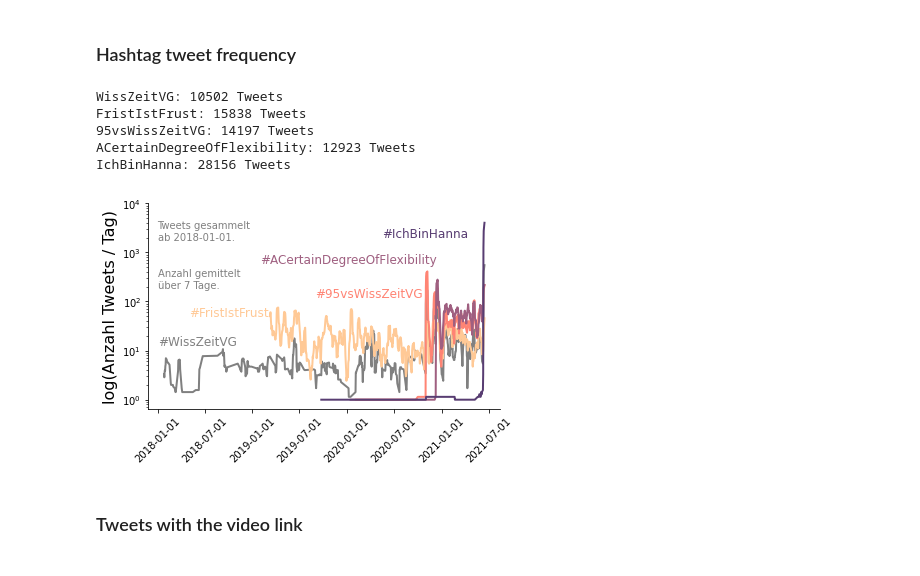
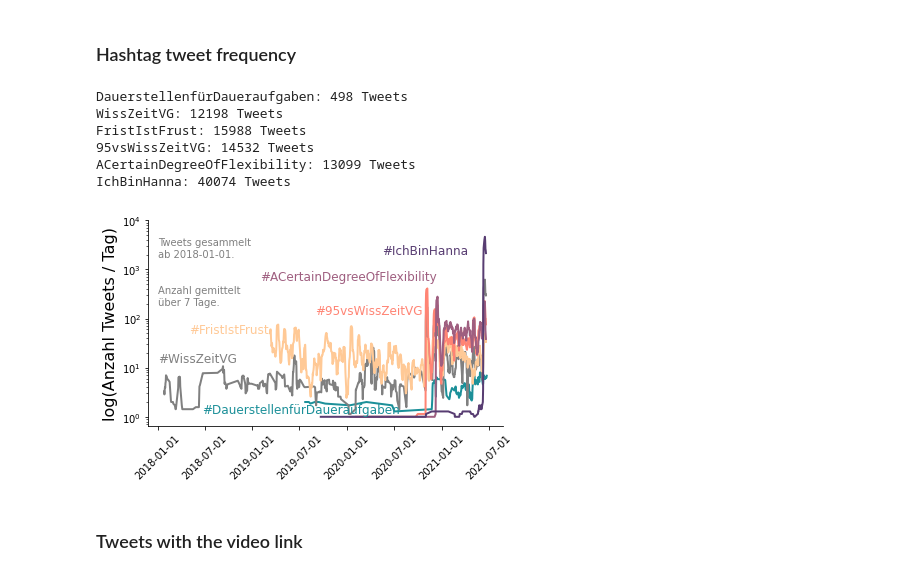
Before and after one commit to LaserStefan/IchbinHanna, a Jupyter notebook: code/analyze_tweets.ipynb, the cells around one changed output. Saved outputs shown, nothing was run; the diff lists cells and outputs as text; code cells hidden in the pictures.

```diff
--- a/code/analyze_tweets.ipynb
+++ b/code/analyze_tweets.ipynb
@@ -5,11 +5,11 @@ import pandas as pd
 from os.path import join
 import matplotlib.pyplot as plt
 # %%
-src = '../data/tweets'
-hashtags = ['WissZeitVG', 'FristIstFrust', '95vsWissZeitVG',
+src = '/media/s/Linux_storage/Analyse_Verkehrswende_Transformation/Data/Updates'
+hashtags = ['DauerstellenfürDaueraufgaben', 'WissZeitVG', 'FristIstFrust', '95vsWissZeitVG',
             'ACertainDegreeOfFlexibility', 'IchBinHanna']
 # %%
-def get_tweet_frequency(src, filename, date_cutoff=pd.to_datetime('2018-01-01')):
+def get_tweet_frequency(src, filename, date_cutoff=pd.to_datetime('2017-07-01')):
     data = pd.read_csv(join(src, '{}.csv'.format(filename)), low_memory=False)
     print('{}: {} Tweets'.format(filename, len(data)))
     data['created_at'] = pd.to_datetime(data['created_at'])
@@ -48,47 +48,49 @@ Name: 2020-12-10, dtype: int64
 # %% [markdown]
 ### Hashtag tweet frequency
 # %%
-colors = ['grey', '#ffc996', '#ff8474', '#9f5f80', '#583d72' ]
+colors = ['#1c9099', 'grey', '#ffc996', '#ff8474', '#9f5f80', '#583d72' ]
 
 fig, ax = plt.subplots()
 for ht, color in zip(hashtags, colors):
     frequency = get_tweet_frequency(src, ht)
     frequency_avg = frequency['tweet_count'].rolling(7).mean().dropna()
     ax.plot(frequency_avg.index, frequency_avg.values, color=color,
             label='#{}'.format(ht), linewidth=2)
 
 ax.set_yscale('log')
 #ax.set_xlim(pd.to_datetime('2017-01-01'), pd.to_datetime('2021-07-01'))
 ax.set_ylim(ymax=1e4)
 ax.set_xticks([pd.to_datetime(t) for t in ['2018-01-01', '2018-07-01',
             '2019-01-01', '2019-07-01','2020-01-01', '2020-07-01',
             '2021-01-01', '2021-07-01',]])
 ax.tick_params(axis='x', rotation=45)
 ax.set_ylabel('log(Anzahl Tweets / Tag)', fontsize=16)
 ax.spines['right'].set_visible(False)
 ax.spines['top'].set_visible(False)
 
-ax.text(pd.to_datetime('2018-01-01'), 13, '#WissZeitVG', fontsize=12, color=colors[0])
-ax.text(pd.to_datetime('2018-05-01'), 50, '#FristIstFrust', fontsize=12, color=colors[1])
-ax.text(pd.to_datetime('2019-09-01'), 120, '#95vsWissZeitVG', fontsize=12, color=colors[2])
-ax.text(pd.to_datetime('2019-02-01'), 600, '#ACertainDegreeOfFlexibility', fontsize=12, color=colors[3])
-ax.text(pd.to_datetime('2020-05-15'), 2000, '#IchBinHanna', fontsize=12, color=colors[4])
+ax.text(pd.to_datetime('2018-06-20'), 1.2, '#DauerstellenfürDaueraufgaben', fontsize=12, color=colors[0])
+ax.text(pd.to_datetime('2018-01-01'), 13, '#WissZeitVG', fontsize=12, color=colors[1])
+ax.text(pd.to_datetime('2018-05-01'), 50, '#FristIstFrust', fontsize=12, color=colors[2])
+ax.text(pd.to_datetime('2019-09-01'), 120, '#95vsWissZeitVG', fontsize=12, color=colors[3])
+ax.text(pd.to_datetime('2019-02-01'), 600, '#ACertainDegreeOfFlexibility', fontsize=12, color=colors[4])
+ax.text(pd.to_datetime('2020-05-15'), 2000, '#IchBinHanna', fontsize=12, color=colors[5])
 
 ax.text(pd.to_datetime('2018-01-01'), 1.8*1e3,'Tweets gesammelt\nab 2018-01-01.',
        fontsize=10, color='grey')
 ax.text(pd.to_datetime('2018-01-01'), 1.9*1e2,'Anzahl gemittelt\nüber 7 Tage.',
        fontsize=10, color='grey')
 
 fig.tight_layout()
-plt.savefig('../plots/tweet_frequency.png', dpi=300)
-plt.savefig('../plots/tweet_frequency.svg')
+plt.savefig('/media/s/Linux_storage/Analyse_Verkehrswende_Transformation/Data/Updates/tweet_frequency_ext.png', dpi=400)
+# plt.savefig('../plots/tweet_frequency.svg')
 # %% [output]
-WissZeitVG: 10502 Tweets
-FristIstFrust: 15838 Tweets
-95vsWissZeitVG: 14197 Tweets
-ACertainDegreeOfFlexibility: 12923 Tweets
-IchBinHanna: 28156 Tweets
+DauerstellenfürDaueraufgaben: 498 Tweets
+WissZeitVG: 12198 Tweets
+FristIstFrust: 15988 Tweets
+95vsWissZeitVG: 14532 Tweets
+ACertainDegreeOfFlexibility: 13099 Tweets
+IchBinHanna: 40074 Tweets
-[figure, old version]
+[figure, new version]
 # %% [markdown]
 ### Tweets with the video link
 # %%
```
Also changed, not shown: 10 other files.
